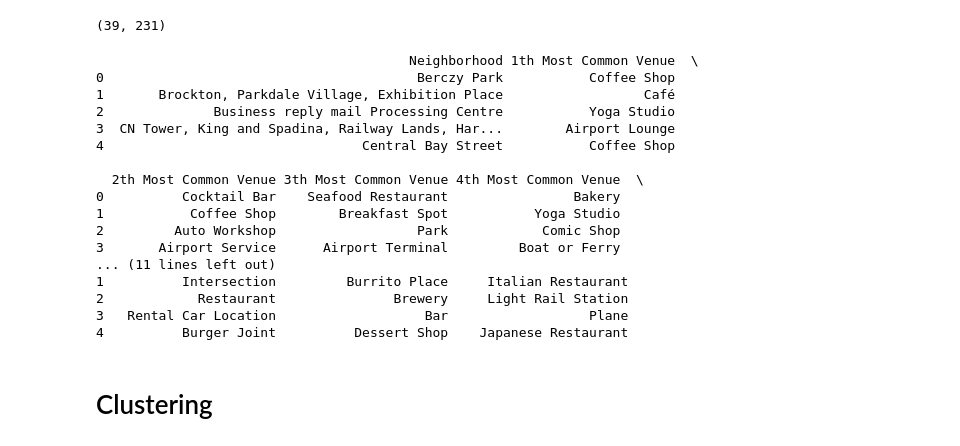
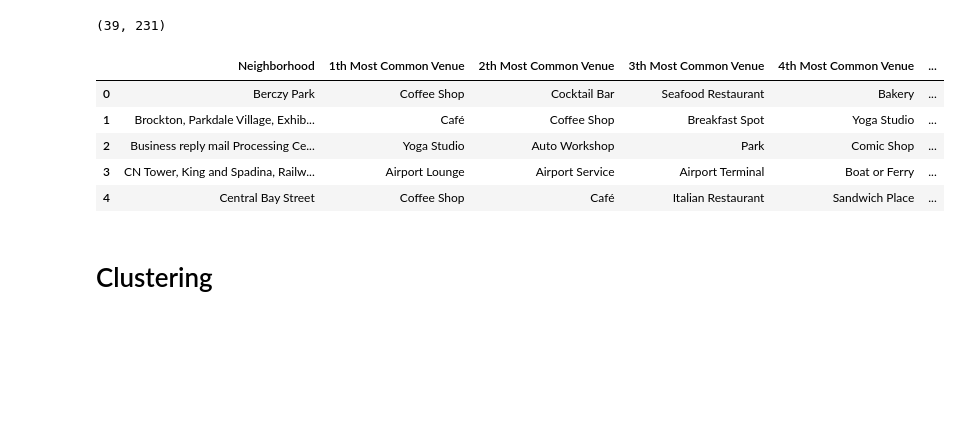
Before and after one commit to AmbrusAttila/Coursera-IBM-Data-Science-Specialization-Capstone, a Jupyter notebook: Coursera_Capstone.ipynb, the cells around one changed output. Cells and saved outputs as stored; diff of their text form; code cells hidden in the pictures; blank space fills up the shorter version.

Commit message:
Published from Watson Studio.

```diff
--- a/Coursera_Capstone.ipynb
+++ b/Coursera_Capstone.ipynb
@@ -191,38 +181,27 @@ import numpy as np
 # %%
 top=10
 indicators=['st', 'nd', 'rd']
 columns=['Neighborhood']
 for ind in np.arange(top):
     try:
         columns.append('{}{} Most Common Venue'.format(ind+1, indicator[ind]))
     except:
         columns.append('{}th Most Common Venue'.format(ind+1))
 
 sorted=pd.DataFrame(columns=columns)
 sorted['Neighborhood']=grouped['Neighborhood']
 
 for ind in np.arange(grouped.shape[0]):
     sorted.iloc[ind, 1:]=most_common_venues(grouped.iloc[ind, :],top)
 
-print(sorted.head())
+sorted.head()
 # %% [output]
-                                        Neighborhood 1th Most Common Venue  \
-0                                        Berczy Park           Coffee Shop
-1       Brockton, Parkdale Village, Exhibition Place                  Café
-2              Business reply mail Processing Centre           Yoga Studio
-3  CN Tower, King and Spadina, Railway Lands, Har...        Airport Lounge
-4                                 Central Bay Street           Coffee Shop
-
-  2th Most Common Venue 3th Most Common Venue 4th Most Common Venue  \
-0          Cocktail Bar    Seafood Restaurant                Bakery
-1           Coffee Shop        Breakfast Spot           Yoga Studio
-2         Auto Workshop                  Park            Comic Shop
-3       Airport Service      Airport Terminal         Boat or Ferry
-... (11 lines left out)
-1          Intersection         Burrito Place     Italian Restaurant
-2            Restaurant               Brewery     Light Rail Station
-3   Rental Car Location                   Bar                  Plane
-4          Burger Joint          Dessert Shop    Japanese Restaurant
+|  | Neighborhood | 1th Most Common Venue | 2th Most Common Venue | 3th Most Common Venue | 4th Most Common Venue | ... |
+| 0 | Berczy Park | Coffee Shop | Cocktail Bar | Seafood Restaurant | Bakery | ... |
+| 1 | Brockton, Parkdale Village, Exhib... | Café | Coffee Shop | Breakfast Spot | Yoga Studio | ... |
+| 2 | Business reply mail Processing Ce... | Yoga Studio | Auto Workshop | Park | Comic Shop | ... |
+| 3 | CN Tower, King and Spadina, Railw... | Airport Lounge | Airport Service | Airport Terminal | Boat or Ferry | ... |
+| 4 | Central Bay Street | Coffee Shop | Café | Italian Restaurant | Sandwich Place | ... |
 # %% [markdown]
 <h1>Clustering</h1>
 # %%
```
Also changed, not shown: parts of 10 cells of this notebook.
